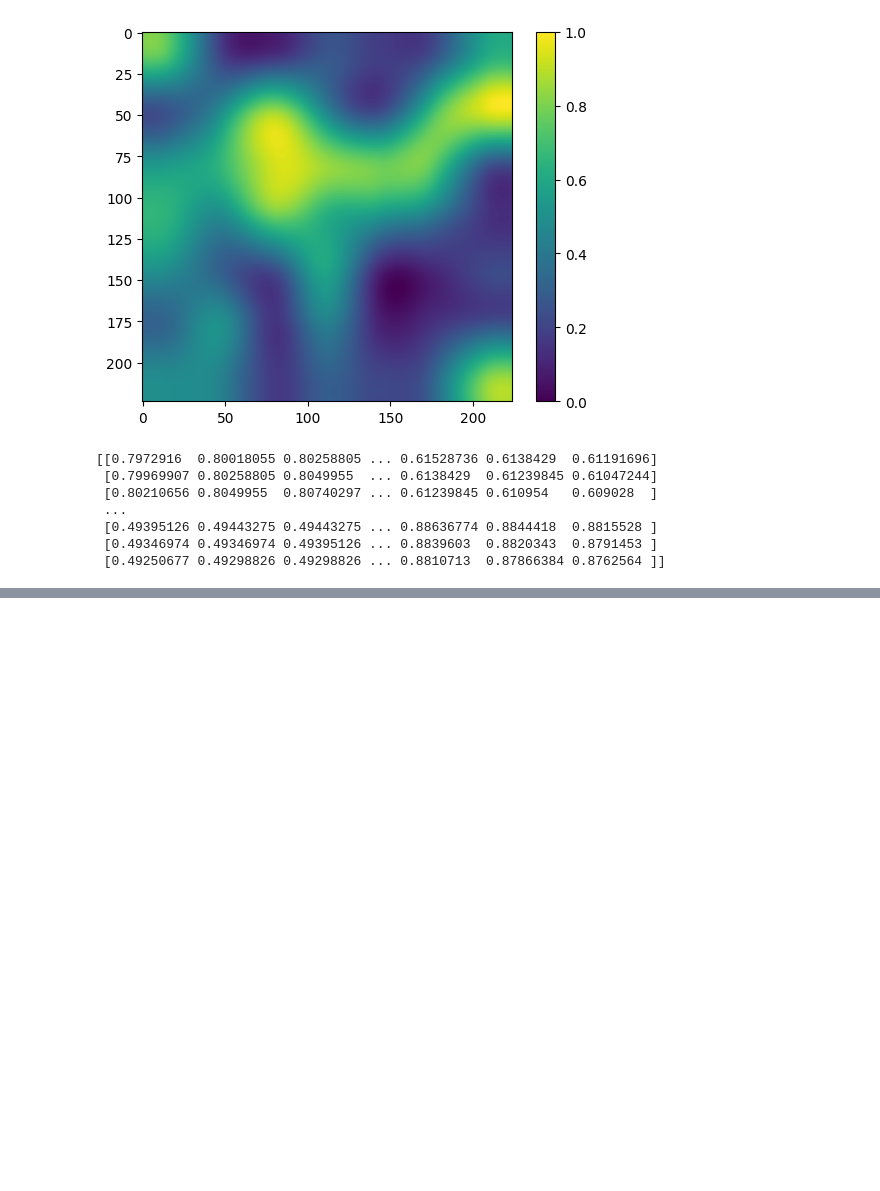
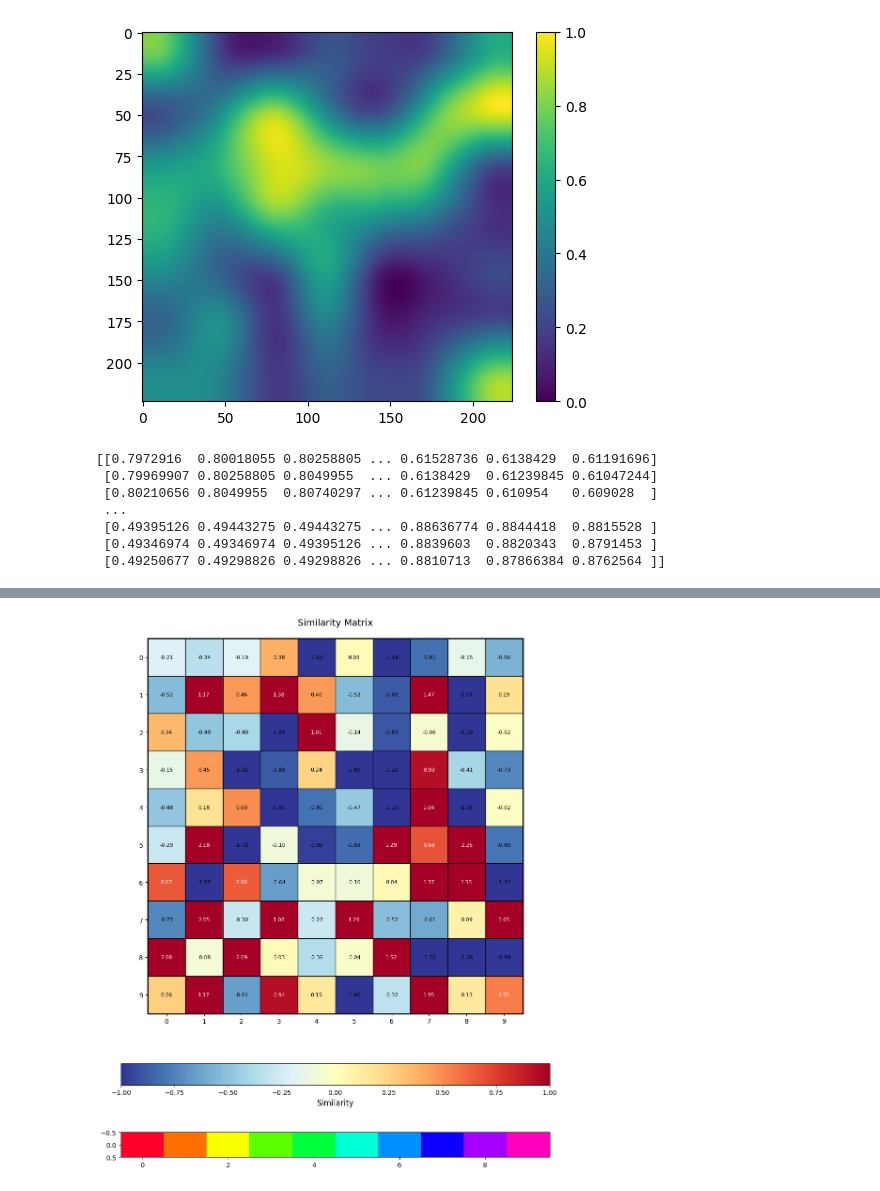
Before and after one commit to Sentixxx/CLIPasso, a Jupyter notebook: CLIPassoModule.ipynb, the cells around one changed output, grey strips where cells are left out. Saved outputs shown, nothing was run; the diff lists cells and outputs as text; code cells hidden in the pictures; blank space fills up the shorter version.

```diff
--- a/CLIPassoModule.ipynb
+++ b/CLIPassoModule.ipynb
@@ -492,0 +594,75 @@ plt.show()
+# %%
+import torch
+import matplotlib.pyplot as plt
+import numpy as np
+from matplotlib import cm
+from matplotlib.colors import Normalize
+
+# 全局数组，用于存储颜色映射
+color_array = []
+
+def visualize_adjacency_matrix(adjacency_matrix: torch.Tensor):
+    """单独可视化邻接矩阵，并添加网格线及横向颜色条
+
+    Args:
+        adjacency_matrix: 邻接矩阵
+    """
+    num_elements = adjacency_matrix.shape[0]
+
+    # 创建一个2行1列的布局，第一行为邻接矩阵，第二行为颜色条
+    fig, ax = plt.subplots(nrows=2, figsize=(10, 12), gridspec_kw={'height_ratios': [1, 0.05]})
+
+    # 设置第一个子图：邻接矩阵
+    im = ax[0].imshow(adjacency_matrix.cpu().detach().numpy(),
+                      cmap='RdYlBu_r',
+                      vmin=-1,
+                      vmax=1,
+                      interpolation='nearest')
+
+    # 添加网格线
+    for i in range(num_elements + 1):
+        ax[0].axvline(x=i - 0.5, color='black', linewidth=1)
+        ax[0].axhline(y=i - 0.5, color='black', linewidth=1)
+
+    # 添加数值标注
+    for i in range(num_elements):
+        for j in range(num_elements):
+            text_color = 'white' if adjacency_matrix[i, j] > 0.5 else 'black'
+            ax[0].text(j, i, f'{adjacency_matrix[i, j]:.2f}',
+                       ha='center', va='center',
+                       color=text_color, fontsize=8)
+
+    # 设置刻度，间隔为1
+    ax[0].set_xticks(range(num_elements))
+    ax[0].set_yticks(range(num_elements))
+    ax[0].set_xticklabels(range(num_elements))
+    ax[0].set_yticklabels(range(num_elements))
+    ax[0].set_title('Similarity Matrix', fontsize=14, pad=20)
+
+    # 添加外边框
+    for spine in ax[0].spines.values():
+        spine.set_edgecolor('black')
+        spine.set_linewidth(2)
+
+    # 创建横向颜色条并将颜色映射存储到color_array
+    norm = Normalize(vmin=0, vmax=num_elements - 1)
+    cmap = cm.get_cmap('gist_rainbow')
+    color_array[:] = [cmap(norm(i)) for i in range(num_elements)]  # 将颜色映射保存到color_array
+
+    # 设置第二个子图：横向颜色条
+    ax[1].imshow([np.linspace(0, 1, num_elements)], aspect='auto', cmap='gist_rainbow')
+    # ax[1].set_axis_off()  # 不显示坐标轴
+
+    # 添加颜色条
+    cbar = fig.colorbar(im, ax=ax[0], orientation='horizontal', pad=0.1)
+    cbar.set_label('Similarity', fontsize=12)
+
+    # 显示图形
+    plt.tight_layout()
+    plt.show()
+
+# 示例调用
+adjacency_matrix = torch.randn(10, 10)  # 创建一个10x10的随机矩阵
+visualize_adjacency_matrix(adjacency_matrix)
+# %% [output]
+[figure, added]
```
Also changed, not shown: parts of 8 cells of this notebook, 9 other files.
